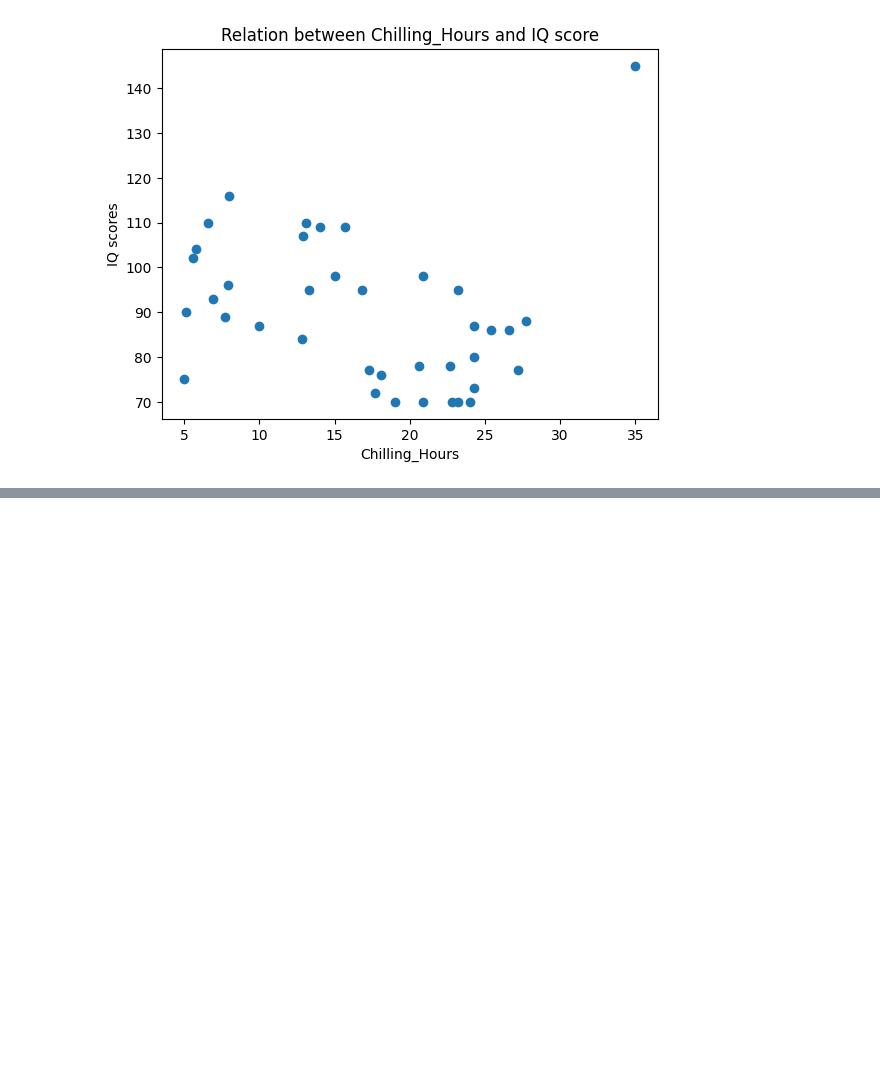
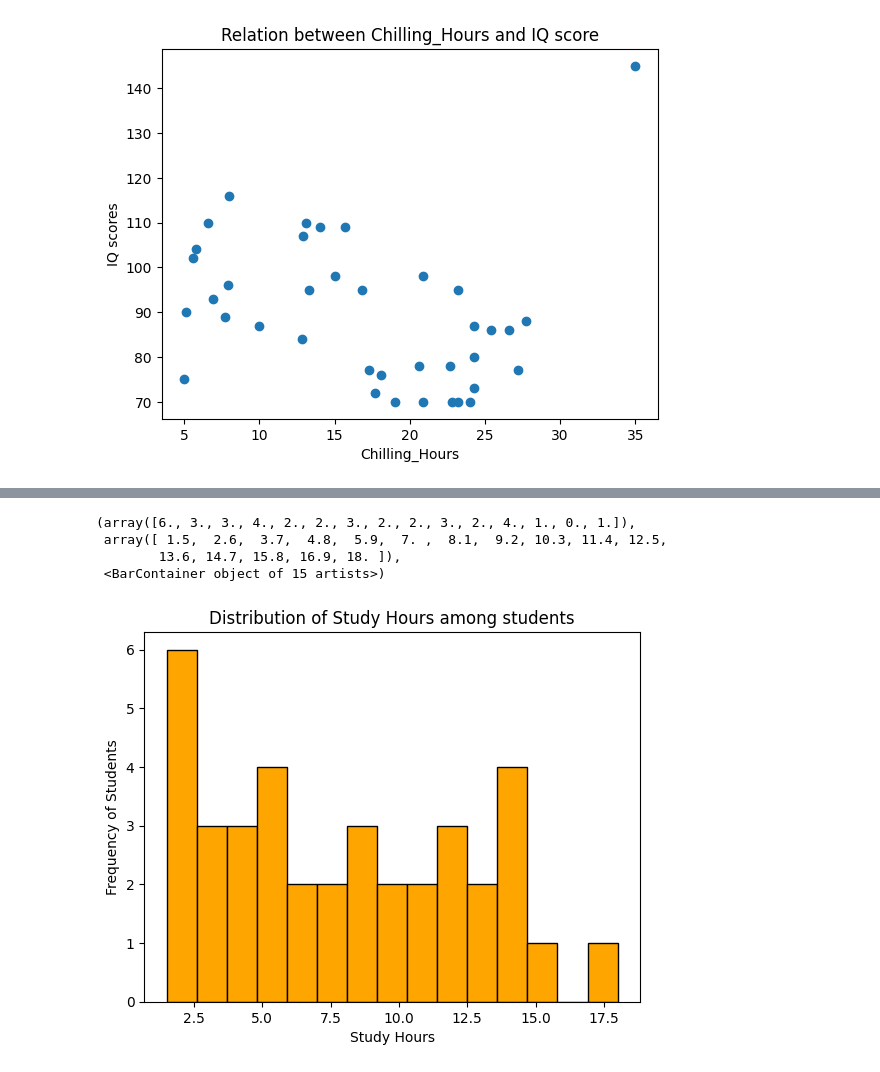
Before and after one commit to roybipro/AI-ML-learning-Phitron, a Jupyter notebook: Semister1/module_13_data_visualization_with_matplotlib/matplot.ipynb, the cells around one changed output, grey strips where cells are left out. Cells and saved outputs as stored; diff of their text form; code cells hidden in the pictures; blank space fills up the shorter version.

```diff
--- a/Semister1/module_13_data_visualization_with_matplotlib/matplot.ipynb
+++ b/Semister1/module_13_data_visualization_with_matplotlib/matplot.ipynb
@@ -117,0 +142,12 @@ plt.scatter(students['Chilling_Hours'],students['IQ_Score'])
+# %%
+# Based on study hours
+plt.xlabel('Study Hours')
+plt.ylabel('Frequency of Students')
+plt.title('Distribution of Study Hours among students')
+plt.hist(students['Study_Hour'],color = 'orange',edgecolor = 'black',bins = 15)
+# %% [output]
+(array([6., 3., 3., 4., 2., 2., 3., 2., 2., 3., 2., 4., 1., 0., 1.]),
+ array([ 1.5,  2.6,  3.7,  4.8,  5.9,  7. ,  8.1,  9.2, 10.3, 11.4, 12.5,
+        13.6, 14.7, 15.8, 16.9, 18. ]),
+ <BarContainer object of 15 artists>)
+[figure, added]
```
Also changed, not shown: parts of 3 cells of this notebook.
